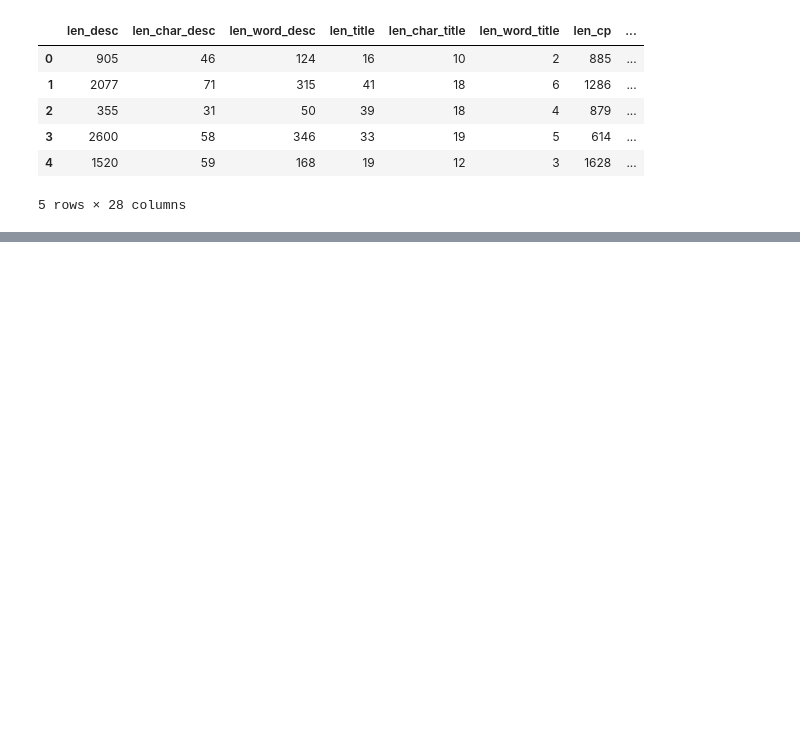
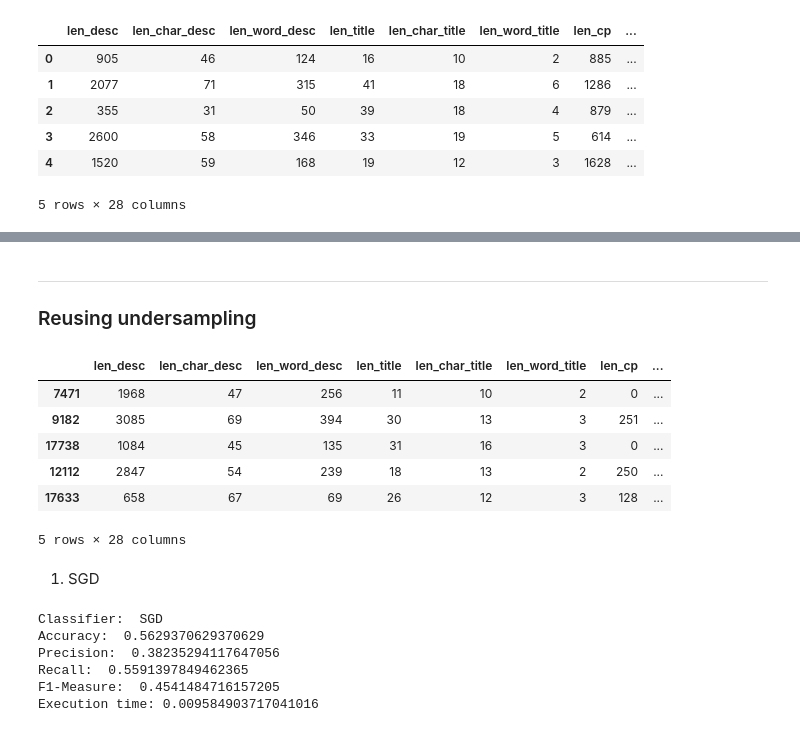
Before and after one commit to teomandi/DIT-BigData-Project1, a Jupyter notebook: MLpartK.ipynb, the cells around one changed output, grey strips where cells are left out. Drawn from its saved outputs; the diff is of its cells as text; code cells hidden in the pictures; blank space fills up the shorter version.

Commit message:
On J: RandomForest + Perceptron. On K added undersampling and all evaluations for SGD, SVC, DC, Bagging, Voting

```diff
--- a/MLpartK.ipynb
+++ b/MLpartK.ipynb
@@ -74,0 +125,8 @@ Execution time: 0.9834010601043701
+# %%
+print("All: ", len(jobs_df))
+
+fraud = jobs_df[jobs_df.fraudulent == 1]
+print("fraud", len(fraud), " percent: ", len(fraud)/len(jobs_df)*100)
+
+non_fraud = jobs_df[jobs_df.fraudulent == 0]
+print("non fraud", len(non_fraud), " percent: ", len(non_fraud)/len(jobs_df)*100)
@@ -74,0 +140,7 @@ Execution time: 0.9834010601043701
+# %%
+under_non_fraud = non_fraud.sample(len(fraud)*2)
+new_dataset = pd.concat([under_non_fraud, fraud]).sample(frac=1)
+
+# new statistics
+print("fraud", len(fraud), " percent: ", len(fraud)/len(new_dataset)*100)
+print("non fraud", len(new_dataset), " percent: ", len(under_non_fraud)/len(new_dataset)*100)
@@ -233,0 +402,65 @@ Execution time: 0.8378407955169678
+# %% [markdown]
+---
+### Reusing undersampling
+# %%
+new_dataset['len_desc'] = new_dataset["description"].apply(lambda x: len(str(x)))
+new_dataset['len_char_desc'] = new_dataset["description"].apply(lambda x: len(''.join(set(str(x).replace(' ', '')))))
+new_dataset['len_word_desc'] = new_dataset["description"].apply(lambda x: len(str(x).split()))
+new_dataset['len_title'] = new_dataset["title"].apply(lambda x: len(str(x)))
+new_dataset['len_char_title'] = new_dataset["title"].apply(lambda x: len(''.join(set(str(x).replace(' ', '')))))
+new_dataset['len_word_title'] = new_dataset["title"].apply(lambda x: len(str(x).split()))
+new_dataset['len_cp'] = new_dataset["company_profile"].apply(lambda x: len(str(x)))
+new_dataset['len_char_cp'] = new_dataset["company_profile"].apply(lambda x: len(''.join(set(str(x).replace(' ', '')))))
+new_dataset['len_word_cp'] = new_dataset["company_profile"].apply(lambda x: len(str(x).split()))
+new_dataset['len_ben'] = new_dataset["benefits"].apply(lambda x: len(str(x)))
+new_dataset['len_char_ben'] = new_dataset["benefits"].apply(lambda x: len(''.join(set(str(x).replace(' ', '')))))
+new_dataset['len_word_ben'] = new_dataset["benefits"].apply(lambda x: len(str(x).split()))
+new_dataset['len_req'] = new_dataset["requirements"].apply(lambda x: len(str(x)))
+new_dataset['len_char_req'] = new_dataset["requirements"].apply(lambda x: len(''.join(set(str(x).replace(' ', '')))))
+new_dataset['len_word_req'] = new_dataset["requirements"].apply(lambda x: len(str(x).split()))
+new_dataset['min_salary'] = new_dataset["salary_range"].apply(lambda r: int(r.split("-")[0]) if r.split("-")[0].isnumeric() else -1 if "-" in r else r if r != '' else -1)
+new_dataset['max_salary'] = new_dataset["salary_range"].apply(get_max)
+new_dataset['diff_salary'] = new_dataset["salary_range"].apply(get_diff)
+
+new_location_dict = Dictionary()
+new_dataset['loc_ids'] = new_dataset['location'].apply(new_location_dict.add_to_dict)
+new_department_dict = Dictionary()
+new_dataset['dep_ids'] = new_dataset['department'].apply(new_department_dict.add_to_dict)
+new_employment_type_dict = Dictionary()
+new_dataset['emptype_ids'] = new_dataset['employment_type'].apply(new_employment_type_dict.add_to_dict)
+new_required_experience_dict = Dictionary()
+new_dataset['reqexp_ids'] = new_dataset['required_experience'].apply(new_required_experience_dict.add_to_dict)
+new_required_education_dict = Dictionary()
+new_dataset['reqedu_ids'] = new_dataset['required_education'].apply(new_required_education_dict.add_to_dict)
+new_industry_dict = Dictionary()
+new_dataset['ind_ids'] = new_dataset['industry'].apply(new_industry_dict.add_to_dict)
+new_function_dict = Dictionary()
+new_dataset['func_ids'] = new_dataset['function'].apply(new_function_dict.add_to_dict)
+
+new_feat_train = new_dataset[
+    feats_desc + feats_title + feats_cp +
+    feats_ben + feats_req + feats_bin +
+    feats_salary + reptext_feat
+]
+
+new_feat_train.head()
+# %% [output]
+|  | len_desc | len_char_desc | len_word_desc | len_title | len_char_title | len_word_title | len_cp | ... |
+| 7471 | 1968 | 47 | 256 | 11 | 10 | 2 | 0 | ... |
+| 9182 | 3085 | 69 | 394 | 30 | 13 | 3 | 251 | ... |
+| 17738 | 1084 | 45 | 135 | 31 | 16 | 3 | 0 | ... |
+| 12112 | 2847 | 54 | 239 | 18 | 13 | 2 | 250 | ... |
+| 17633 | 658 | 67 | 69 | 26 | 12 | 3 | 128 | ... |
+5 rows × 28 columns
+# %% [markdown]
+1. SGD
+# %%
+sgd = SGDClassifier(n_jobs=12, loss='hinge', max_iter=50000)
+evaluation(sgd, "SGD", new_feat_train, new_y)
+# %% [output]
+Classifier:  SGD
+Accuracy:  0.5629370629370629
+Precision:  0.38235294117647056
+Recall:  0.5591397849462365
+F1-Measure:  0.4541484716157205
+Execution time: 0.009584903717041016
```
Also changed, not shown: parts of 34 cells of this notebook, 1 other file.
